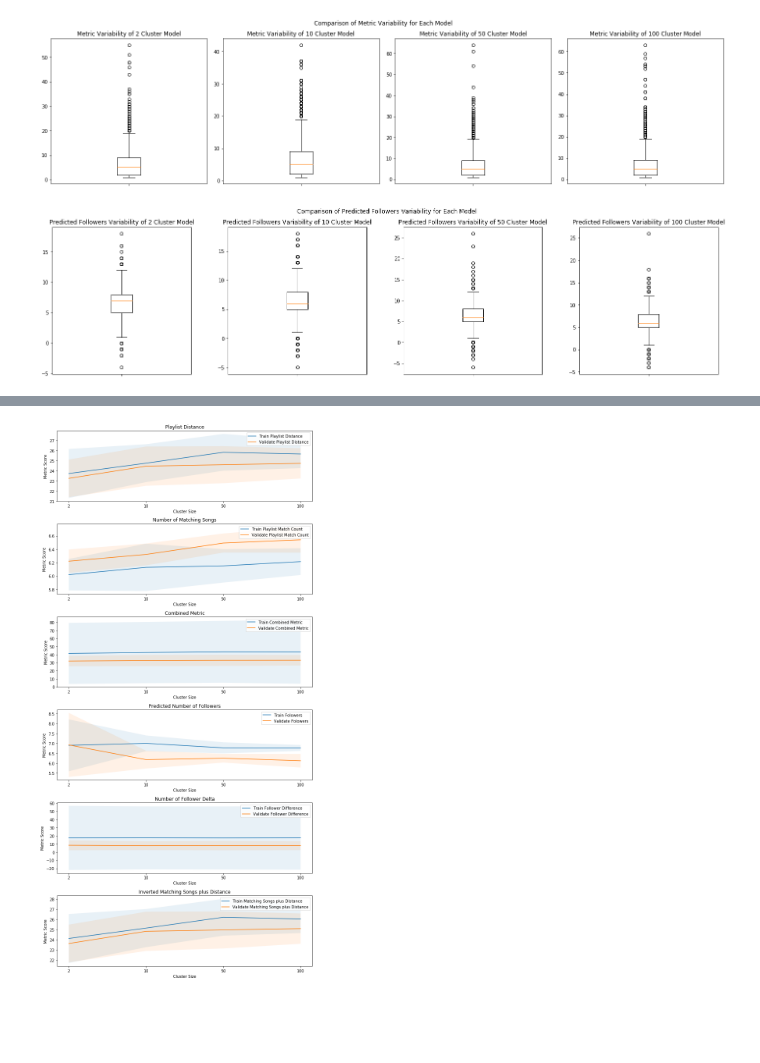
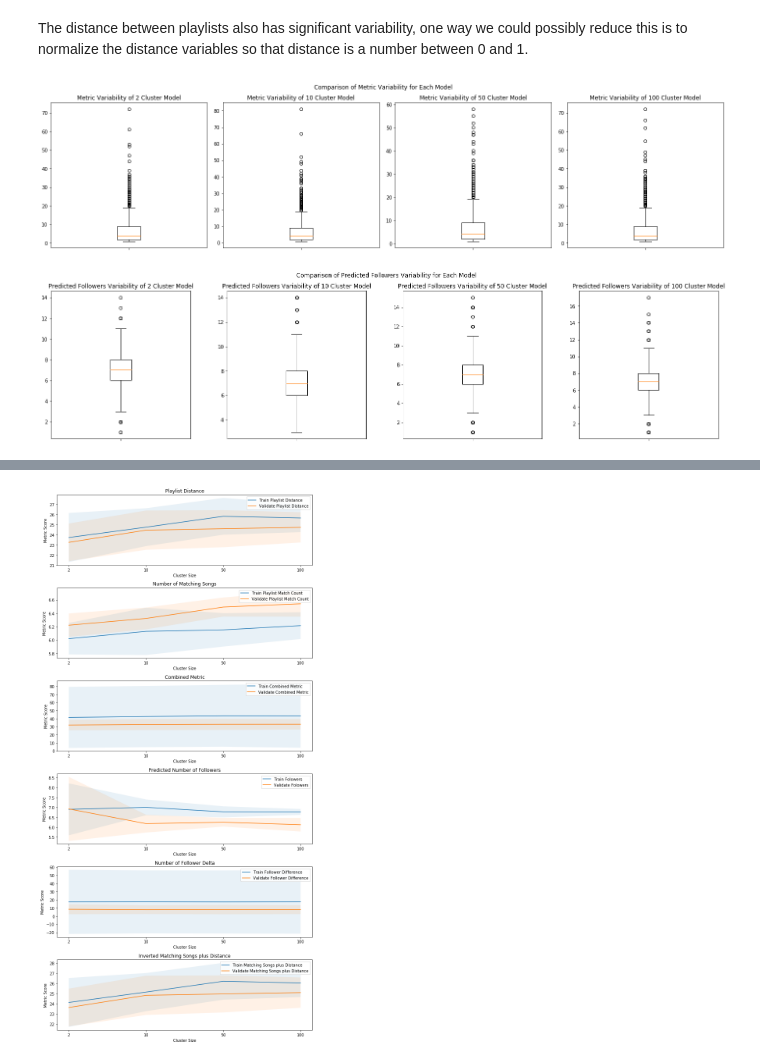
Before and after one commit to bkjoye/group71_spotify, a Jupyter notebook: notebooks/display_resultsv2.ipynb, the cells around one changed output, grey strips where cells are left out. Cells and saved outputs as stored; diff of their text form; code cells hidden in the pictures; blank space fills up the shorter version.

```diff
--- a/notebooks/display_resultsv2.ipynb
+++ b/notebooks/display_resultsv2.ipynb
@@ -73 +80,6 @@ v100df = readResults2(100, "v", "validate")
+# %%
+t2df = readResults2(2, "t", "train")
+t10df = readResults2(10, "t", "train")
+t50df = readResults2(50, "t", "train")
+t100df = readResults2(100, "t", "train")
 # %%
@@ -94,29 +123,31 @@ plt.show()
+# %% [markdown]
+The distance between playlists also has significant variability, one way we could possibly reduce this is to normalize the distance variables so that distance is a number between 0 and 1.
 # %%
 fig, ax = plt.subplots(1,4,figsize=(20,5))
-ax[0].boxplot(v2df.match)
+ax[0].boxplot(t2df.match)
 ax[0].set_title('Metric Variability of 2 Cluster Model')
-ax[1].boxplot(v10df.match)
+ax[1].boxplot(t10df.match)
 ax[1].set_title('Metric Variability of 10 Cluster Model')
-ax[2].boxplot(v50df.match)
+ax[2].boxplot(t50df.match)
 ax[2].set_title('Metric Variability of 50 Cluster Model')
-ax[3].boxplot(v100df.match)
+ax[3].boxplot(t100df.match)
 ax[3].set_title('Metric Variability of 100 Cluster Model')
 for axis in ax:
     axis.set_xticklabels('')
 fig.suptitle('Comparison of Metric Variability for Each Model')
 fig.tight_layout(rect=[0, 0, 1, .95])
 plt.show()
 # %% [output]
-[figure, old version]
+[figure, new version]
 # %%
 fig, ax = plt.subplots(1,4,figsize=(20,5))
-ax[0].boxplot(v2df.numf)
+ax[0].boxplot(t2df.numf)
 ax[0].set_title('Predicted Followers Variability of 2 Cluster Model')
-ax[1].boxplot(v10df.numf)
+ax[1].boxplot(t10df.numf)
 ax[1].set_title('Predicted Followers Variability of 10 Cluster Model')
-ax[2].boxplot(v50df.numf)
+ax[2].boxplot(t50df.numf)
 ax[2].set_title('Predicted Followers Variability of 50 Cluster Model')
-ax[3].boxplot(v100df.numf)
+ax[3].boxplot(t100df.numf)
 ax[3].set_title('Predicted Followers Variability of 100 Cluster Model')
 for axis in ax:
     axis.set_xticklabels('')
@@ -124,7 +155,7 @@ fig.suptitle('Comparison of Predicted Followers Variability for Each Model')
 fig.tight_layout(rect=[0, 0, 1, .95])
 plt.show()
 # %% [output]
-[figure, old version]
+[figure, new version]
 # %%
 test2 = readResults(2, 'test', 'test')
 test10 = readResults(10, 'test', 'test')
```
Also changed, not shown: parts of 9 cells of this notebook, 9 other files.
